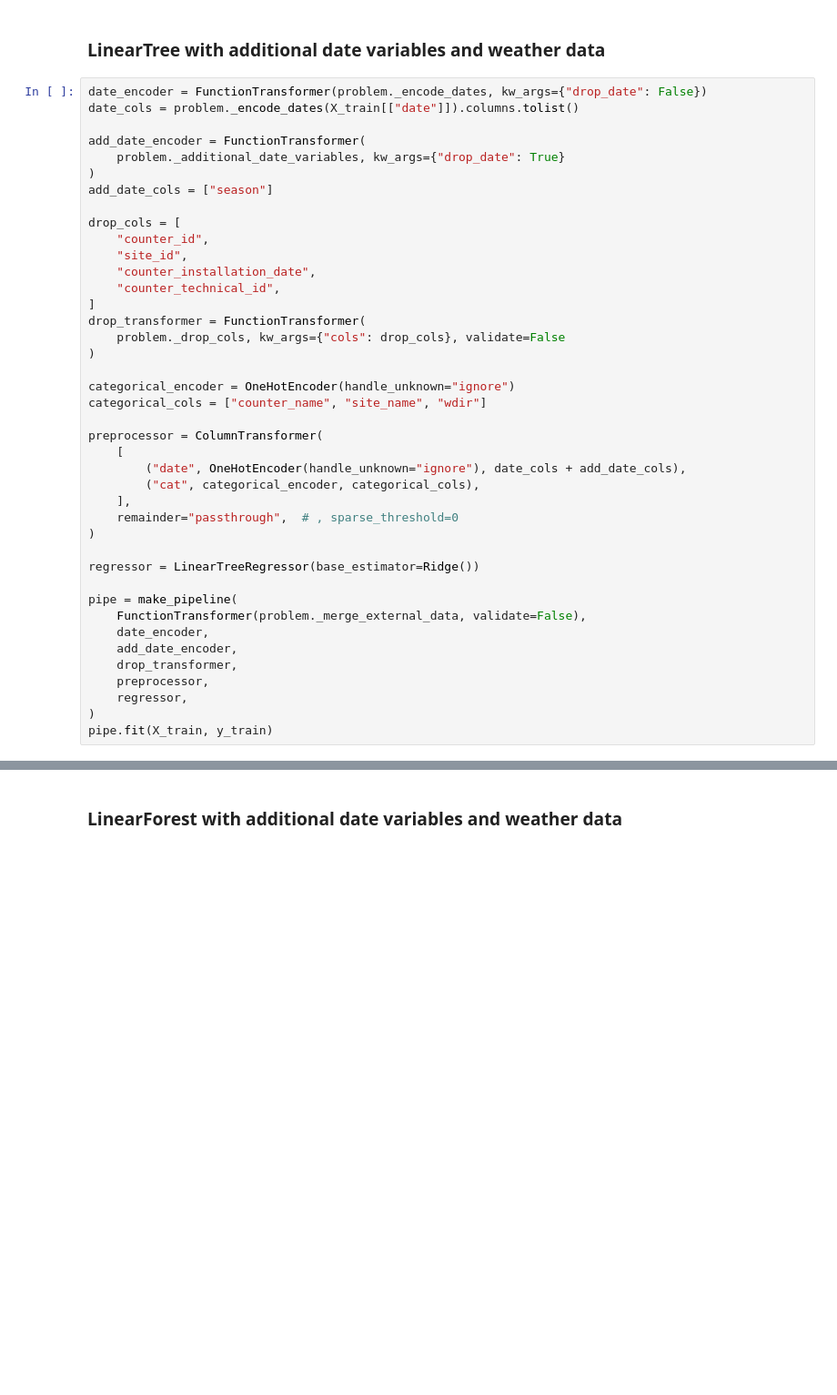
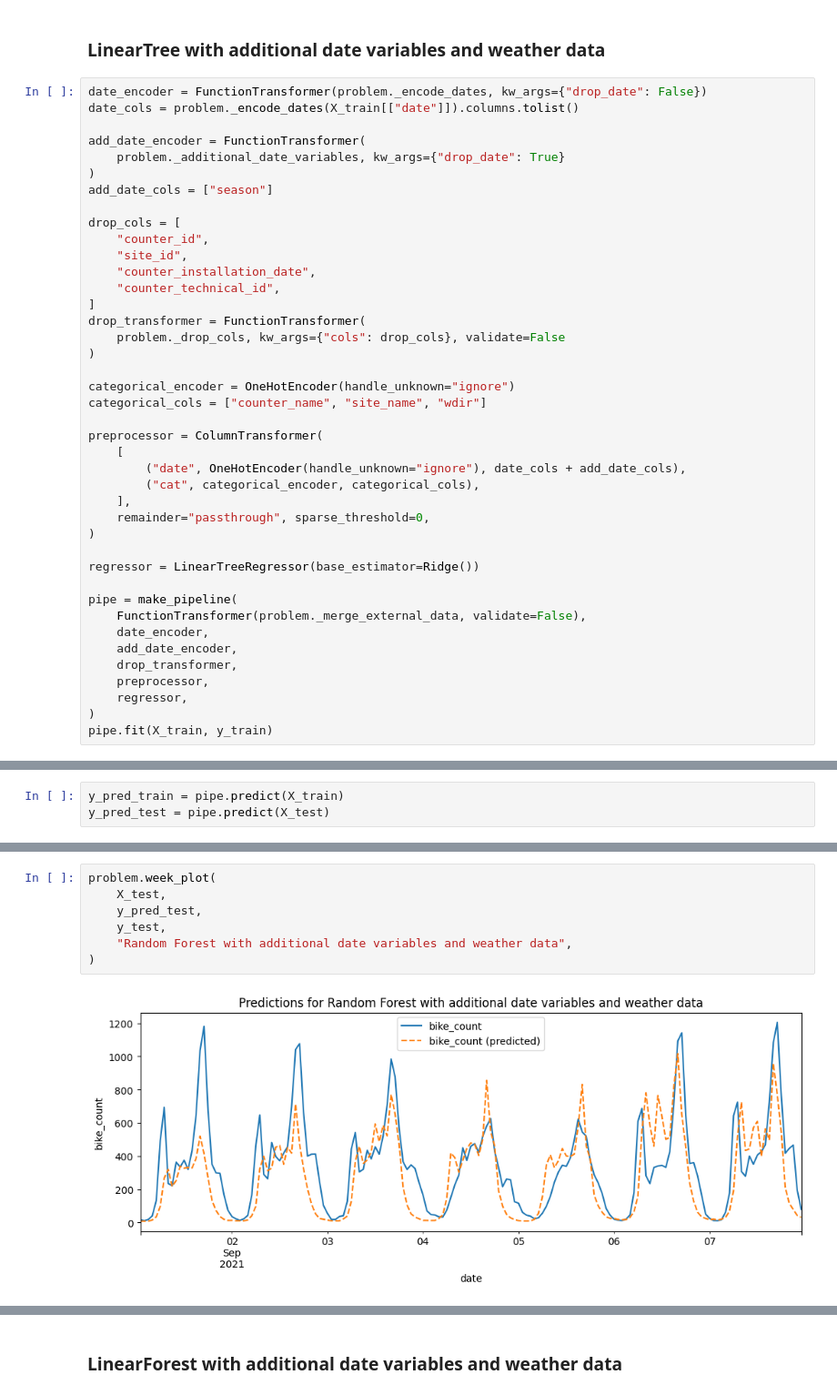
Before and after one commit to stlbnmaria/PythonForDS_Project, a Jupyter notebook: modeling/tree_models/tree_models.ipynb, the cells around one changed output, grey strips where cells are left out. Shown at 91% size. Cells and saved outputs as stored; diff of their text form; blank space fills up the shorter version.

```diff
--- a/modeling/tree_models/tree_models.ipynb
+++ b/modeling/tree_models/tree_models.ipynb
@@ -438,7 +449,7 @@ preprocessor = ColumnTransformer(
         ("date", OneHotEncoder(handle_unknown="ignore"), date_cols + add_date_cols),
         ("cat", categorical_encoder, categorical_cols),
     ],
-    remainder="passthrough",  # , sparse_threshold=0
+    remainder="passthrough", sparse_threshold=0,
 )
 
 regressor = LinearTreeRegressor(base_estimator=Ridge())
@@ -456,0 +484,3 @@ TypeError: A sparse matrix was passed, but dense data is required. Use X.toarray
+# %%
+y_pred_train = pipe.predict(X_train)
+y_pred_test = pipe.predict(X_test)
@@ -456,0 +493,9 @@ TypeError: A sparse matrix was passed, but dense data is required. Use X.toarray
+# %%
+problem.week_plot(
+    X_test,
+    y_pred_test,
+    y_test,
+    "Random Forest with additional date variables and weather data",
+)
+# %% [output]
+[figure, added]
```
Also changed, not shown: parts of 14 cells of this notebook.
